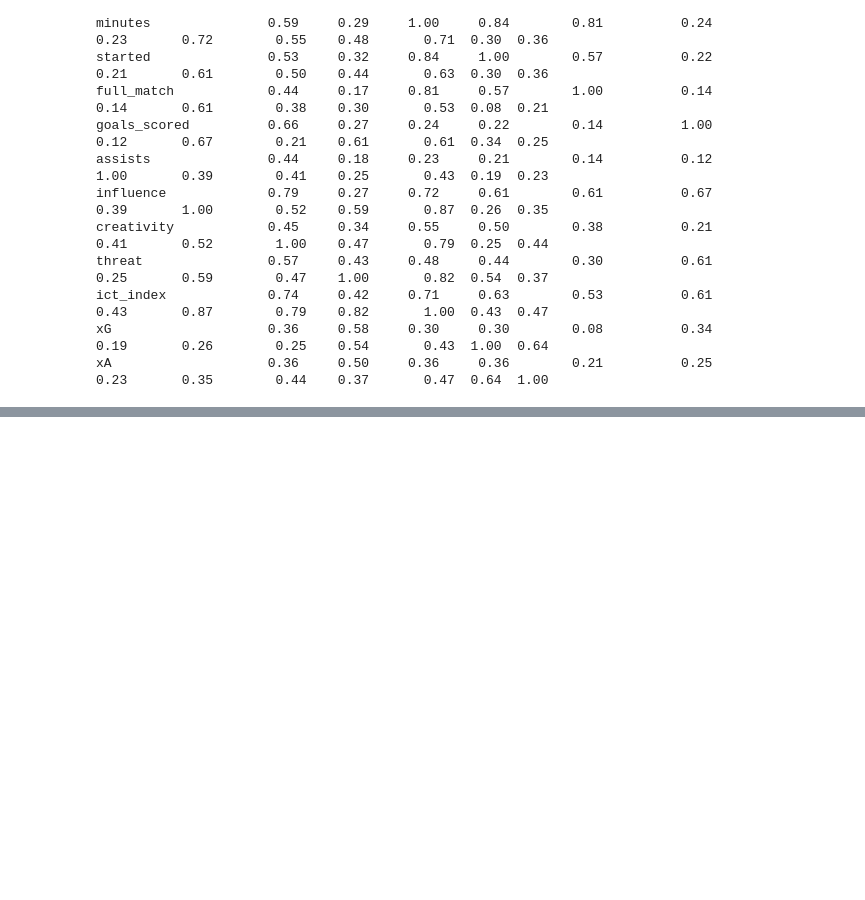
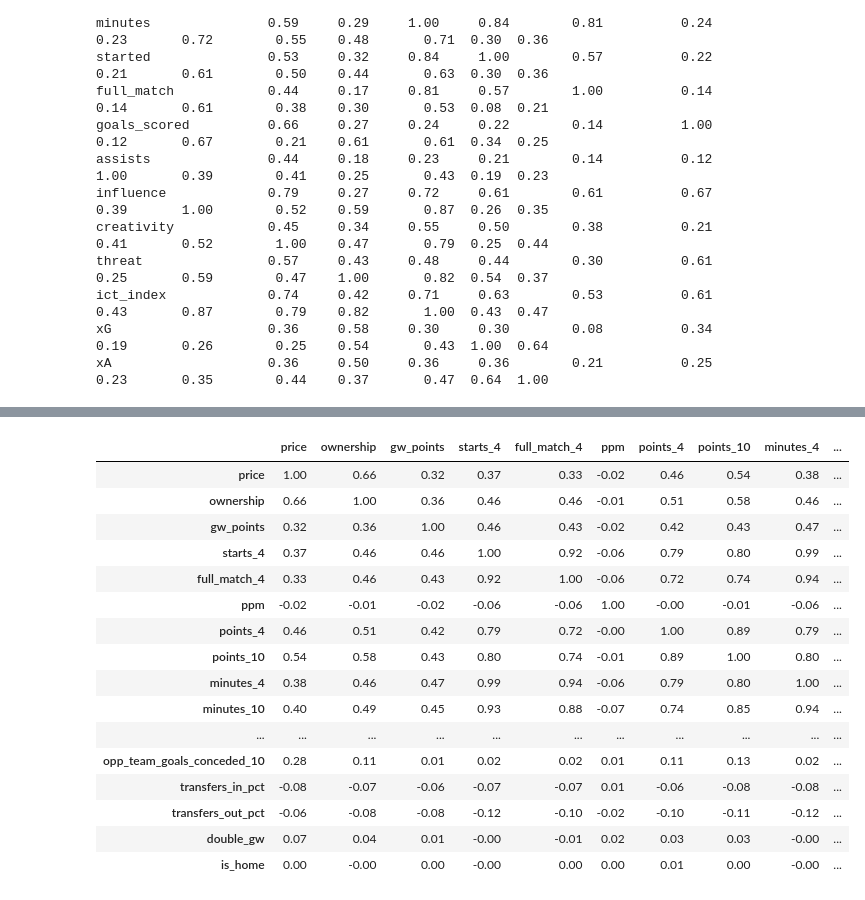
Before and after one commit to IoanKnowles/FPL_Test, a Jupyter notebook: notebooks/eda.ipynb, the cells around one changed output, grey strips where cells are left out. Cells and saved outputs as stored; diff of their text form; code cells hidden in the pictures; blank space fills up the shorter version.

```diff
--- a/notebooks/eda.ipynb
+++ b/notebooks/eda.ipynb
@@ -207,0 +290,40 @@ xA                    0.36     0.50     0.36     0.36        0.21          0.25
+# %%
+#Correlation Matrix for Defenders
+
+import pandas as pd
+from pathlib import Path
+
+# 1. Load your feature matrix
+features_path = Path("..") / "data" / "processed" / "features_2025_DEF.parquet"
+df = pd.read_parquet(features_path)
+
+# 2. Select only the numeric columns (drops your name/string fields)
+numeric = df.select_dtypes(include=["number"]).drop(columns=['element','round','element_type'],errors='ignore')
+
+# 3. Compute the Pearson correlation matrix
+corr = numeric.corr(method="pearson").round(2)
+
+# 4. Tidy display settings
+pd.set_option("display.max_rows", None)
+pd.set_option("display.max_columns", None)
+pd.set_option("display.precision", 2)
+
+corr
+# %% [output]
+|  | price | ownership | gw_points | starts_4 | full_match_4 | ppm | points_4 | points_10 | minutes_4 | ... |
+| price | 1.00 | 0.66 | 0.32 | 0.37 | 0.33 | -0.02 | 0.46 | 0.54 | 0.38 | ... |
+| ownership | 0.66 | 1.00 | 0.36 | 0.46 | 0.46 | -0.01 | 0.51 | 0.58 | 0.46 | ... |
+| gw_points | 0.32 | 0.36 | 1.00 | 0.46 | 0.43 | -0.02 | 0.42 | 0.43 | 0.47 | ... |
+| starts_4 | 0.37 | 0.46 | 0.46 | 1.00 | 0.92 | -0.06 | 0.79 | 0.80 | 0.99 | ... |
+| full_match_4 | 0.33 | 0.46 | 0.43 | 0.92 | 1.00 | -0.06 | 0.72 | 0.74 | 0.94 | ... |
+| ppm | -0.02 | -0.01 | -0.02 | -0.06 | -0.06 | 1.00 | -0.00 | -0.01 | -0.06 | ... |
+| points_4 | 0.46 | 0.51 | 0.42 | 0.79 | 0.72 | -0.00 | 1.00 | 0.89 | 0.79 | ... |
+| points_10 | 0.54 | 0.58 | 0.43 | 0.80 | 0.74 | -0.01 | 0.89 | 1.00 | 0.80 | ... |
+| minutes_4 | 0.38 | 0.46 | 0.47 | 0.99 | 0.94 | -0.06 | 0.79 | 0.80 | 1.00 | ... |
+| minutes_10 | 0.40 | 0.49 | 0.45 | 0.93 | 0.88 | -0.07 | 0.74 | 0.85 | 0.94 | ... |
+| ... | ... | ... | ... | ... | ... | ... | ... | ... | ... | ... |
+| opp_team_goals_conceded_10 | 0.28 | 0.11 | 0.01 | 0.02 | 0.02 | 0.01 | 0.11 | 0.13 | 0.02 | ... |
+| transfers_in_pct | -0.08 | -0.07 | -0.06 | -0.07 | -0.07 | 0.01 | -0.06 | -0.08 | -0.08 | ... |
+| transfers_out_pct | -0.06 | -0.08 | -0.08 | -0.12 | -0.10 | -0.02 | -0.10 | -0.11 | -0.12 | ... |
+| double_gw | 0.07 | 0.04 | 0.01 | -0.00 | -0.01 | 0.02 | 0.03 | 0.03 | -0.00 | ... |
+| is_home | 0.00 | -0.00 | 0.00 | -0.00 | 0.00 | 0.00 | 0.01 | 0.00 | -0.00 | ... |
```
Also changed, not shown: parts of 4 cells of this notebook, 12 other files.
